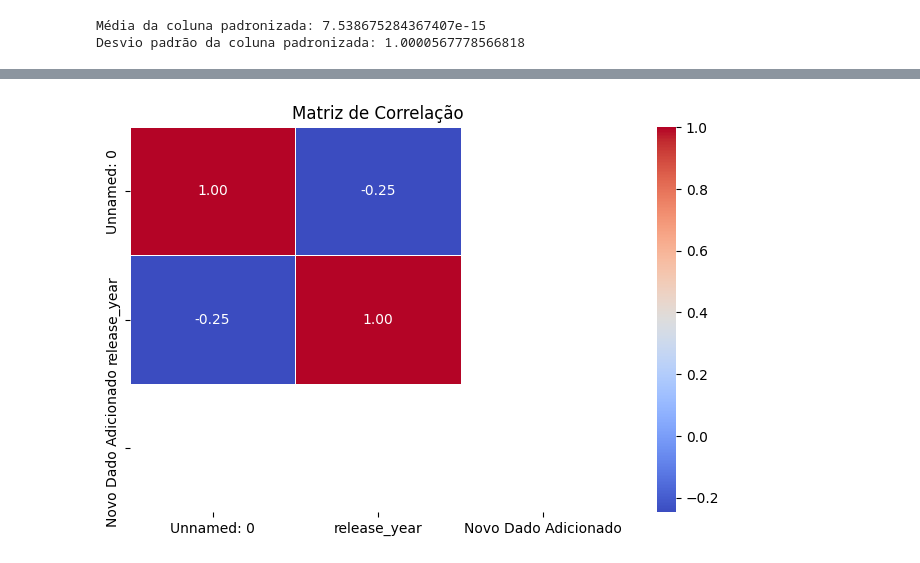
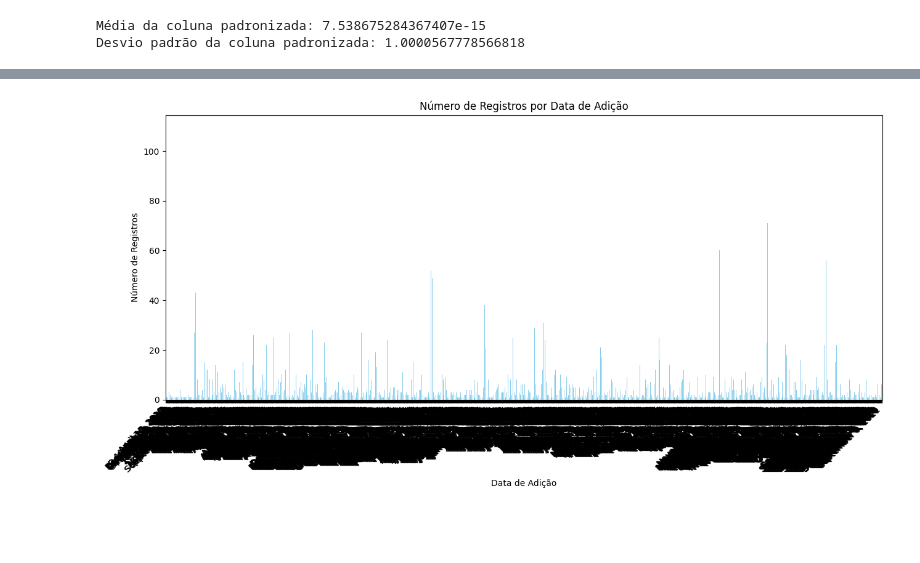
Before and after one commit to leviutima/CheckPoint-AI-CHATBOT, a Jupyter notebook: RM_553580_LEVIYUKIUTIMA_CP2.ipynb, the cells around one changed output, grey strips where cells are left out. Saved outputs shown, nothing was run; the diff lists cells and outputs as text; code cells hidden in the pictures; blank space fills up the shorter version.

Commit message:
alterando plot para datas de mais lancamentos da netflix

```diff
--- a/RM_553580_LEVIYUKIUTIMA_CP2.ipynb
+++ b/RM_553580_LEVIYUKIUTIMA_CP2.ipynb
@@ -261,21 +234,20 @@ print(criacaoVariavel.head())
 # %%
 import seaborn as sns
 import matplotlib.pyplot as plt
 import pandas as pd
-
 # Carregar os dados do CSV para um DataFrame
 criacaoVariavel = pd.read_csv('../cp/netflix_titles.csv')
 
-# Selecionar apenas colunas numéricas
-criacaoVariavel_numerico = criacaoVariavel.select_dtypes(include=['int64', 'float64'])
+# Contar o número de ocorrências para cada data de adição
+data_net = criacaoVariavel['date_added'].value_counts().sort_index()
 
-# Calcular a matriz de correlação
-matriz_correlacao = criacaoVariavel_numerico.corr()
-
-# Plotar o heatmap da matriz de correlação com os valores anotados
-plt.figure(figsize=(8, 5))
-sns.heatmap(matriz_correlacao, annot=True, cmap='coolwarm', fmt=".2f", linewidths=.5)
-plt.title('Matriz de Correlação')
+# Plotar o gráfico de barras
+plt.figure(figsize=(15, 6))
+data_net.plot(kind='bar', color='skyblue')
+plt.title('Número de Registros por Data de Adição')
+plt.xlabel('Data de Adição')
+plt.ylabel('Número de Registros')
+plt.xticks(rotation=45, ha='right')
 plt.show()
 # %% [output]
-[figure, old version]
+[figure, new version]
```
Also changed, not shown: parts of 4 cells of this notebook, 1 other file.
